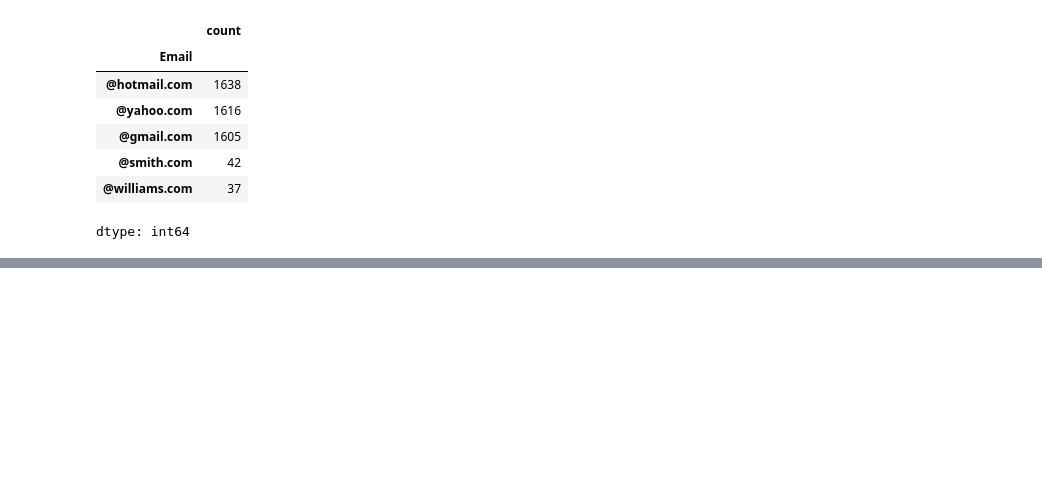
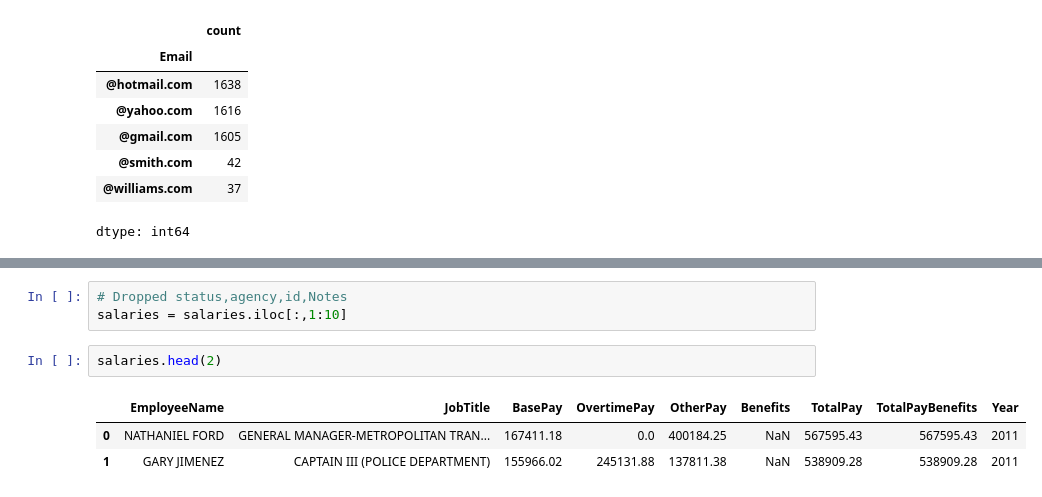
Before and after one commit to ArthBachhuka123/MachineLearning, a Jupyter notebook: datagathering.ipynb, the cells around one changed output, grey strips where cells are left out. Saved outputs shown, nothing was run; the diff lists cells and outputs as text; blank space fills up the shorter version.

```diff
--- a/datagathering.ipynb
+++ b/datagathering.ipynb
@@ -197,0 +227,9 @@ dtype: int64
+# %%
+# Dropped status,agency,id,Notes
+salaries = salaries.iloc[:,1:10]
+# %%
+salaries.head(2)
+# %% [output]
+|  | EmployeeName | JobTitle | BasePay | OvertimePay | OtherPay | Benefits | TotalPay | TotalPayBenefits | Year |
+| 0 | NATHANIEL FORD | GENERAL MANAGER-METROPOLITAN TRAN... | 167411.18 | 0.0 | 400184.25 | NaN | 567595.43 | 567595.43 | 2011 |
+| 1 | GARY JIMENEZ | CAPTAIN III (POLICE DEPARTMENT) | 155966.02 | 245131.88 | 137811.38 | NaN | 538909.28 | 538909.28 | 2011 |
```
Also changed, not shown: parts of 12 cells of this notebook.
